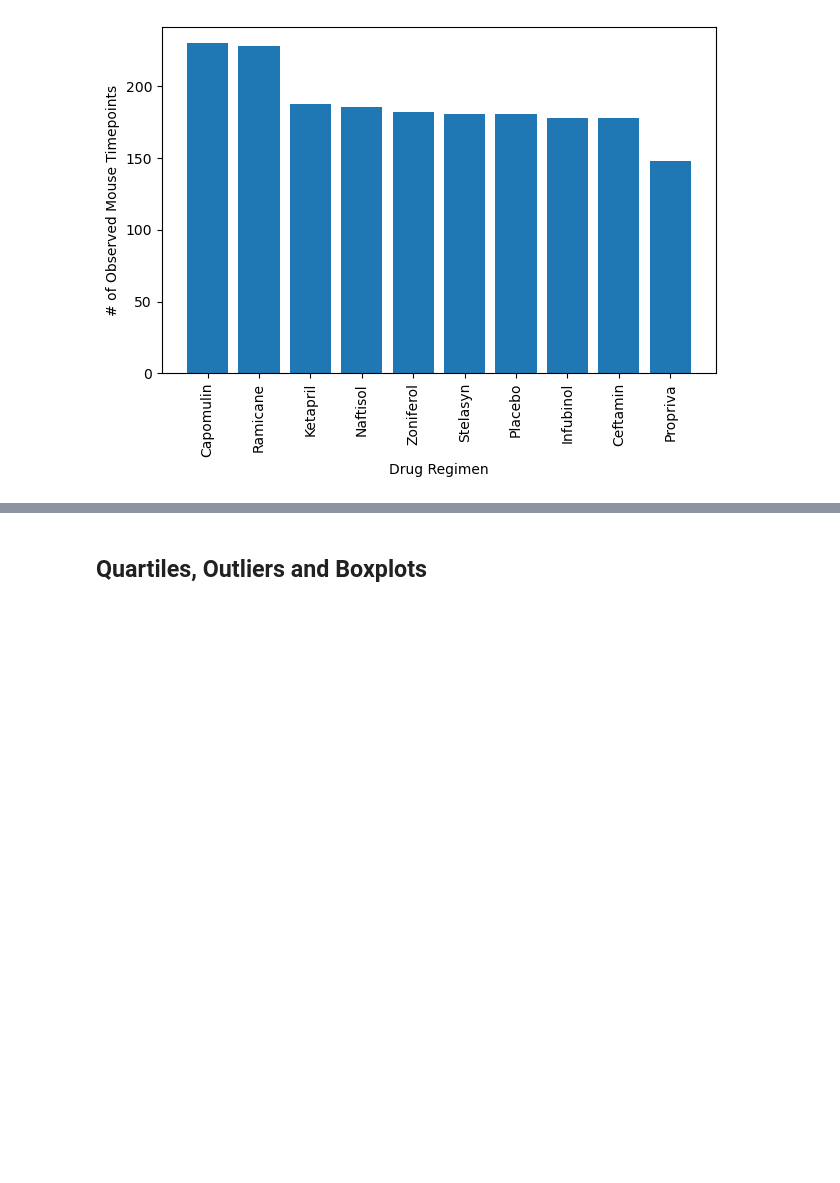
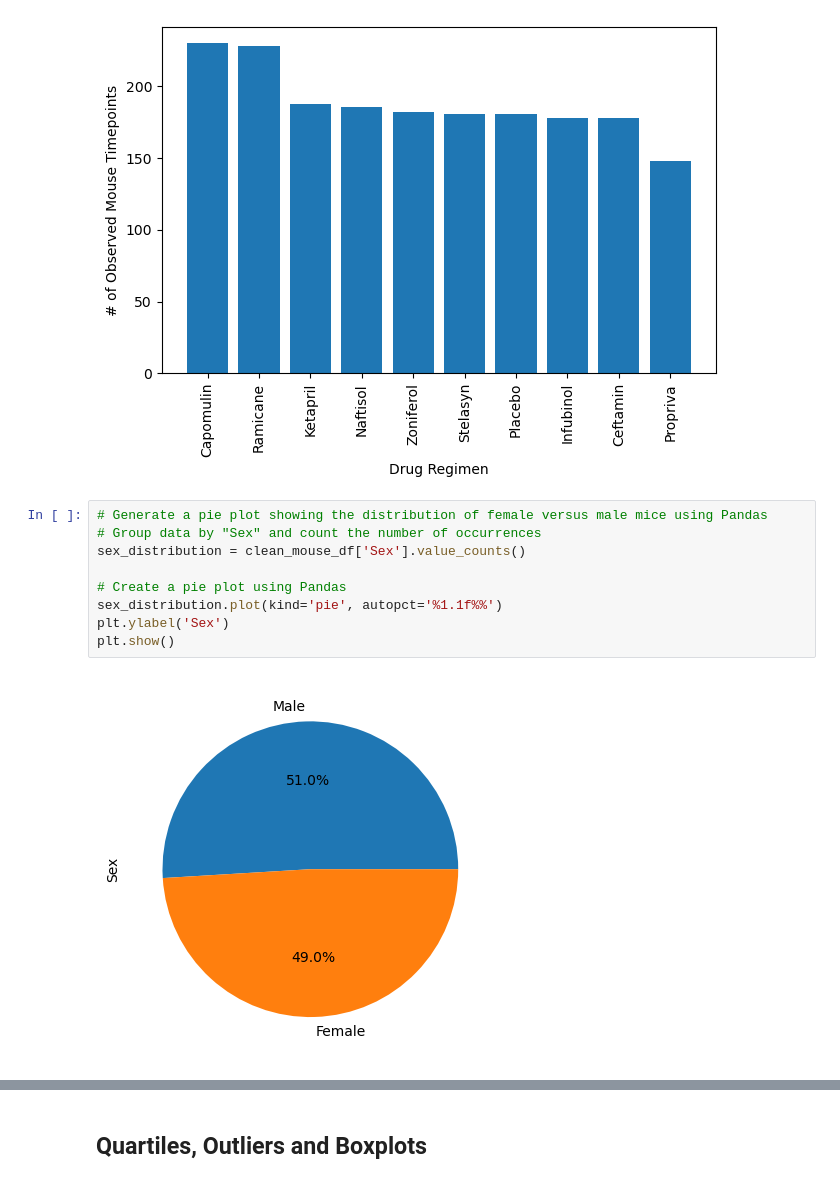
Before and after one commit to squintero94/data_vis_challenge, a Jupyter notebook: Pymaceuticals/pymaceuticals_my_code.ipynb, the cells around one changed output, grey strips where cells are left out. Cells and saved outputs as stored; diff of their text form; blank space fills up the shorter version.

```diff
--- a/Pymaceuticals/pymaceuticals_my_code.ipynb
+++ b/Pymaceuticals/pymaceuticals_my_code.ipynb
@@ -164,4 +164,15 @@ plt.tight_layout()  # Adjust layout to prevent clipping of labels
 plt.show()
 # %% [output]
 [figure]
+# %%
+# Generate a pie plot showing the distribution of female versus male mice using Pandas
+# Group data by "Sex" and count the number of occurrences
+sex_distribution = clean_mouse_df['Sex'].value_counts()
+
+# Create a pie plot using Pandas
+sex_distribution.plot(kind='pie', autopct='%1.1f%%')
+plt.ylabel('Sex')
+plt.show()
+# %% [output]
+[figure, added]
 # %%
```
Also changed, not shown: parts of 2 cells of this notebook.
